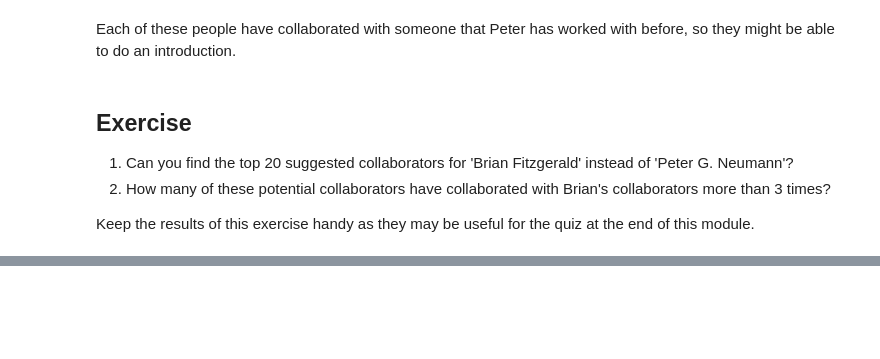
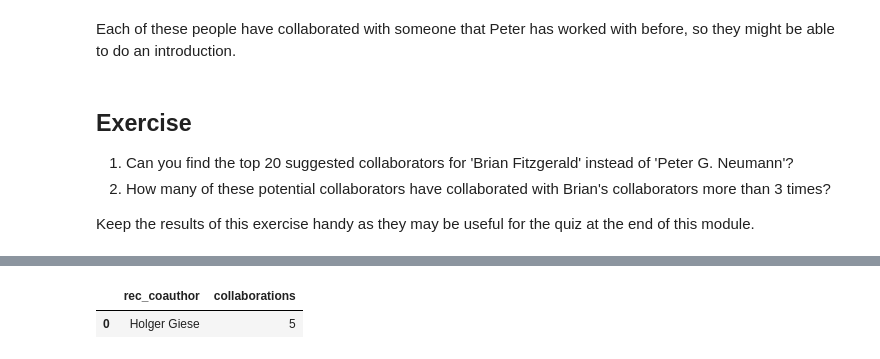
Before and after one commit to NanisTe/Neo4J-Data-Science-Course, a Jupyter notebook: Courses/DataScience/notebooks/03_Recommendations_Part1.ipynb, the cells around one changed output, grey strips where cells are left out. Saved outputs shown, nothing was run; the diff lists cells and outputs as text; code cells hidden in the pictures; blank space fills up the shorter version.

```diff
--- a/Courses/DataScience/notebooks/03_Recommendations_Part1.ipynb
+++ b/Courses/DataScience/notebooks/03_Recommendations_Part1.ipynb
@@ -112,0 +198,15 @@ Keep the results of this exercise handy as they may be useful for the quiz at th
+# %%
+authorname = "Brian Fitzgerald"
+top20_collaborators_query = """
+MATCH (author:Author {name: $authorName})<-[:AUTHOR]-(article:Article)-[:AUTHOR]->(coauthor),
+(coauthor)<-[:AUTHOR]-()-[:AUTHOR]->(coc)
+WHERE not((coc)<-[:AUTHOR]-()-[:AUTHOR]->(author)) AND coc <> author AND size((coauthor)<-[:AUTHOR]-()-[:AUTHOR]->(coc)) > 3
+RETURN coc.name AS rec_coauthor, count(*) AS collaborations
+ORDER BY collaborations DESC
+LIMIT 20
+"""
+
+graph.run(top20_collaborators_query,{"authorName":authorname}).to_data_frame()
+# %% [output]
+|  | rec_coauthor | collaborations |
+| 0 | Holger Giese | 5 |
```
Also changed, not shown: parts of 6 cells of this notebook.
